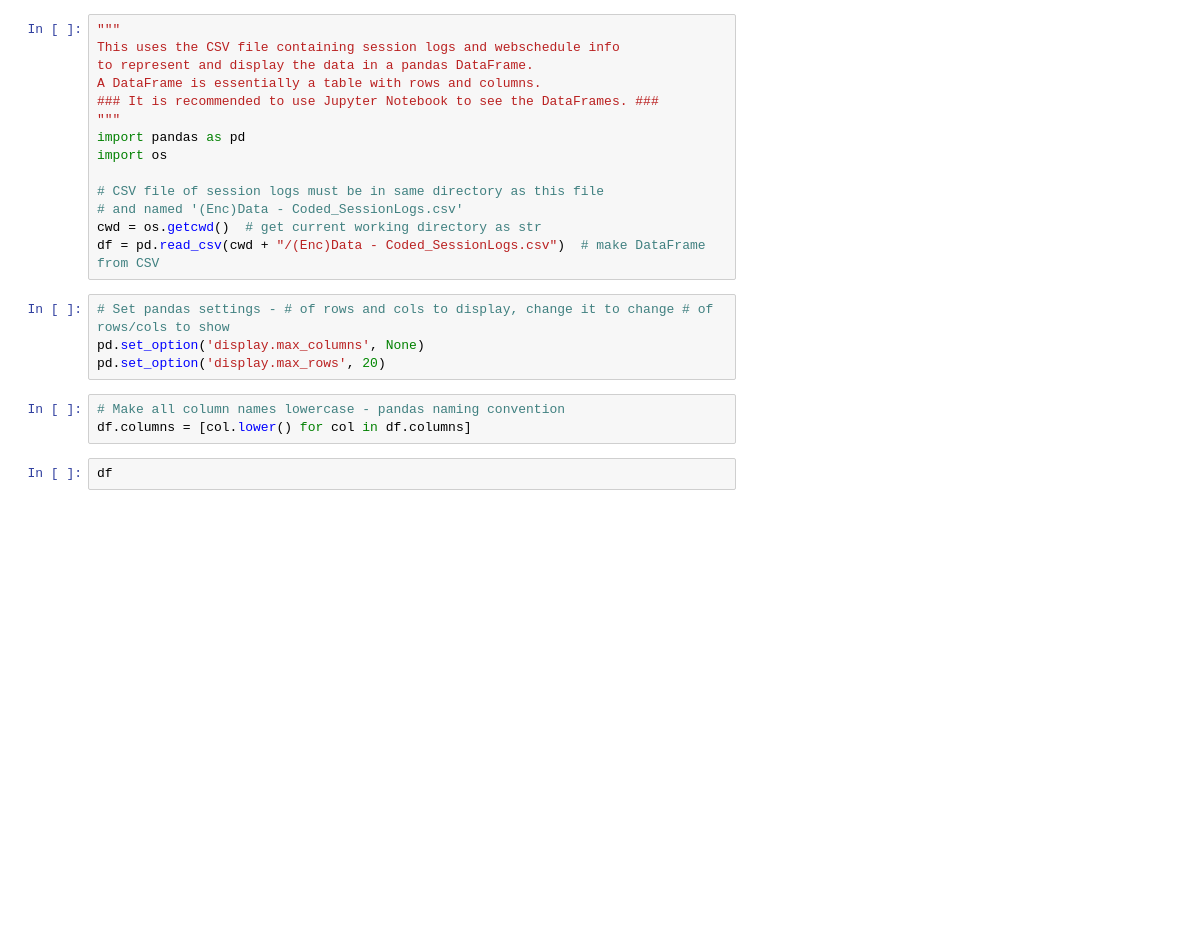
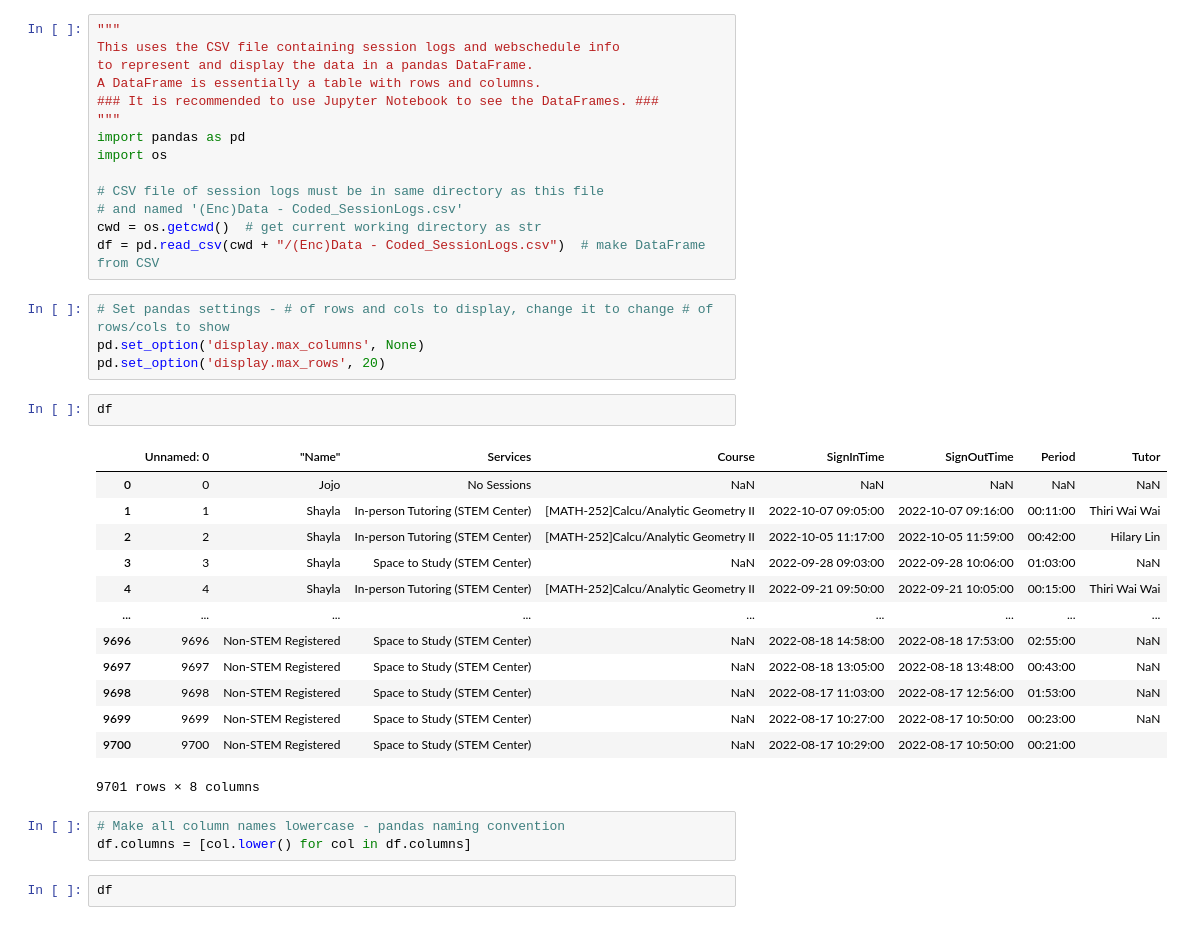
Before and after one commit to Skyline-College-Computer-Science-Club/stem-center-heatmap, a Jupyter notebook: main.ipynb, the cells around one changed output. Cells and saved outputs as stored; diff of their text form; blank space fills up the shorter version.

```diff
--- a/main.ipynb
+++ b/main.ipynb
@@ -16,9 +16,25 @@ df = pd.read_csv(cwd + "/(Enc)Data - Coded_SessionLogs.csv")  # make DataFrame f
 # Set pandas settings - # of rows and cols to display, change it to change # of rows/cols to show
 pd.set_option('display.max_columns', None)
 pd.set_option('display.max_rows', 20)
-# %%
-# Make all column names lowercase - pandas naming convention
-df.columns = [col.lower() for col in df.columns]
+# %%
+df
+# %% [output]
+|  | Unnamed: 0 | "Name" | Services | Course | SignInTime | SignOutTime | Period | Tutor |
+| 0 | 0 | Jojo | No Sessions | NaN | NaN | NaN | NaN | NaN |
+| 1 | 1 | Shayla | In-person Tutoring (STEM Center) | [MATH-252]Calcu/Analytic Geometry II | 2022-10-07 09:05:00 | 2022-10-07 09:16:00 | 00:11:00 | Thiri Wai Wai |
+| 2 | 2 | Shayla | In-person Tutoring (STEM Center) | [MATH-252]Calcu/Analytic Geometry II | 2022-10-05 11:17:00 | 2022-10-05 11:59:00 | 00:42:00 | Hilary Lin |
+| 3 | 3 | Shayla | Space to Study (STEM Center) | NaN | 2022-09-28 09:03:00 | 2022-09-28 10:06:00 | 01:03:00 | NaN |
+| 4 | 4 | Shayla | In-person Tutoring (STEM Center) | [MATH-252]Calcu/Analytic Geometry II | 2022-09-21 09:50:00 | 2022-09-21 10:05:00 | 00:15:00 | Thiri Wai Wai |
+| ... | ... | ... | ... | ... | ... | ... | ... | ... |
+| 9696 | 9696 | Non-STEM Registered | Space to Study (STEM Center) | NaN | 2022-08-18 14:58:00 | 2022-08-18 17:53:00 | 02:55:00 | NaN |
+| 9697 | 9697 | Non-STEM Registered | Space to Study (STEM Center) | NaN | 2022-08-18 13:05:00 | 2022-08-18 13:48:00 | 00:43:00 | NaN |
+| 9698 | 9698 | Non-STEM Registered | Space to Study (STEM Center) | NaN | 2022-08-17 11:03:00 | 2022-08-17 12:56:00 | 01:53:00 | NaN |
+| 9699 | 9699 | Non-STEM Registered | Space to Study (STEM Center) | NaN | 2022-08-17 10:27:00 | 2022-08-17 10:50:00 | 00:23:00 | NaN |
+| 9700 | 9700 | Non-STEM Registered | Space to Study (STEM Center) | NaN | 2022-08-17 10:29:00 | 2022-08-17 10:50:00 | 00:21:00 |  |
+9701 rows × 8 columns
+# %%
+# Make all column names lowercase - pandas naming convention
+df.columns = [col.lower() for col in df.columns]
 # %%
 df
 # %% [output]
```
